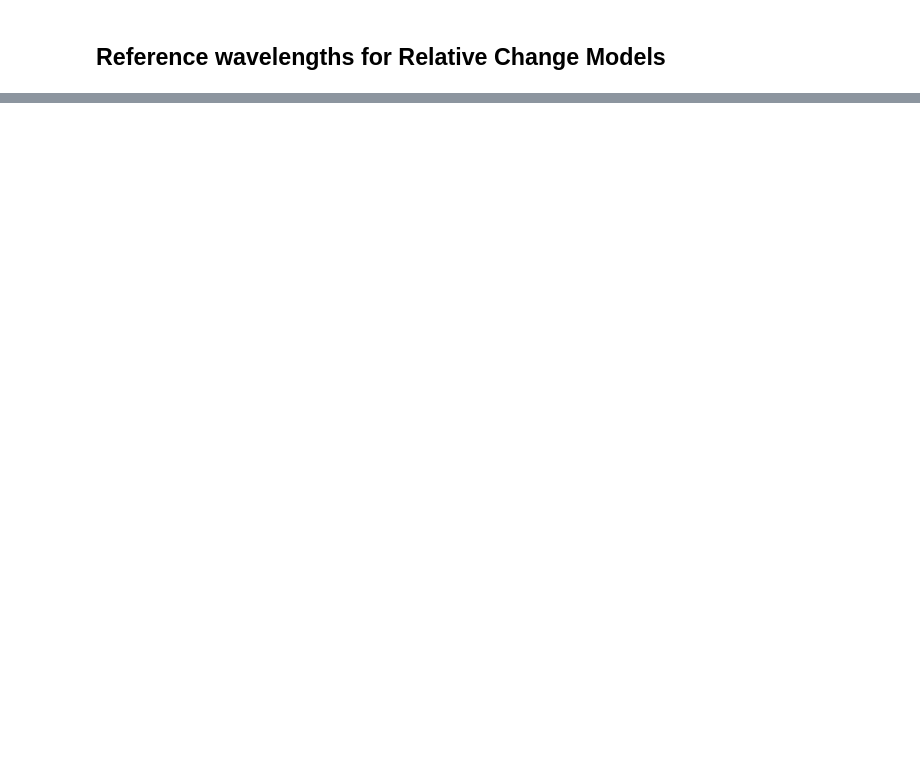
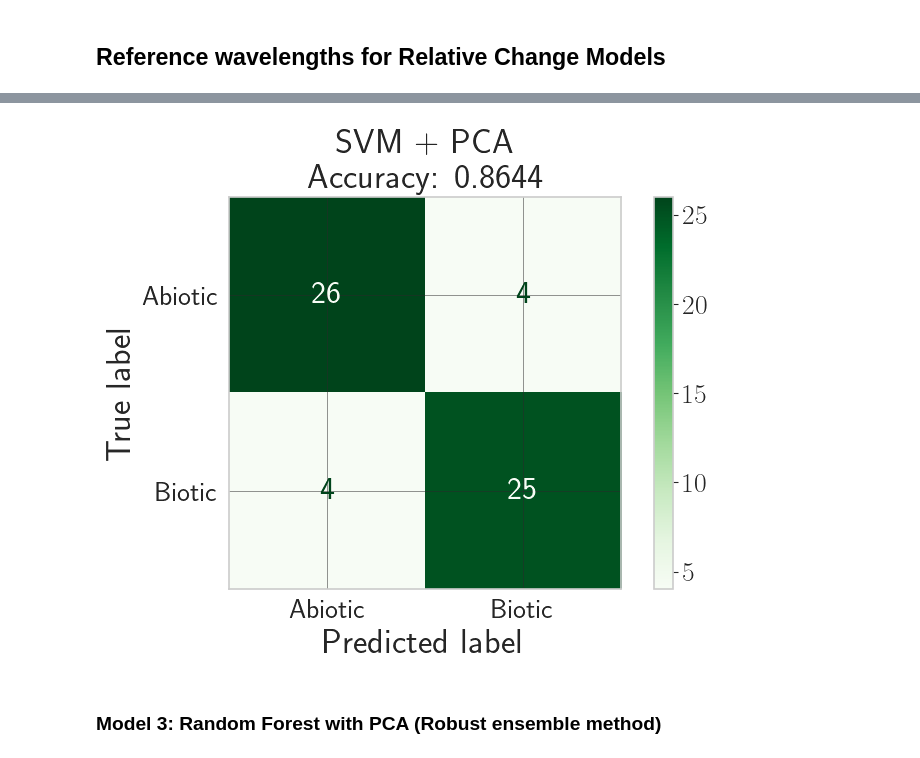
Before and after one commit to RicardoLoperaV/DiPreSi, a Jupyter notebook: Cambio Relativo/Models_RelCha.ipynb, the cells around one changed output, grey strips where cells are left out. Saved outputs shown, nothing was run; the diff lists cells and outputs as text; code cells hidden in the pictures; blank space fills up the shorter version.

```diff
--- a/Cambio Relativo/Models_RelCha.ipynb
+++ b/Cambio Relativo/Models_RelCha.ipynb
@@ -50,0 +283,30 @@ REF.head()
+# %%
+# Model 2: SVM with PCA
+param_grid_svm = {
+    'pca__n_components': [10, 20, 30, 50],
+    'svm__C': [0.01, 0.1, 1, 10, 100],
+    'svm__kernel': ['linear', 'rbf'],
+    'svm__gamma': ['scale', 'auto', 0.1],
+    'svm__class_weight': ['balanced', None]
+}
+
+pipeline_svm = Pipeline([
+    ('scaler', StandardScaler()),
+    ('pca', PCA()),
+    ('svm', SVC())
+])
+
+grid_search_svm = GridSearchCV(pipeline_svm, param_grid_svm, cv=5, n_jobs=-1, scoring='balanced_accuracy', verbose=1)
+grid_search_svm.fit(X_train, y_encoded)
+
+best_svm = grid_search_svm.best_estimator_
+y_pred_svm = best_svm.predict(X_test)
+
+print(f"\n{'='*60}")
+print("SVM WITH PCA")
+print(f"{'='*60}")
+print(f"Best CV Score: {grid_search_svm.best_score_:.4f}")
+print(f"Best Parameters: {grid_search_svm.best_params_}")
+print(f"\nTest Accuracy: {accuracy_score(y_test_encoded, y_pred_svm):.4f}")
+print(f"Test F1 Score: {f1_score(y_test_encoded, y_pred_svm, average='weighted'):.4f}")
+print(f"\nClassification Report:\n{classification_report(y_test_encoded, y_pred_svm, target_names=le.classes_)}")
@@ -50,0 +334,13 @@ REF.head()
+# %%
+# Confusion Matrix for SVM
+fig, ax = plt.subplots(figsize=(8, 6))
+cm_svm = confusion_matrix(y_test_encoded, y_pred_svm)
+disp_svm = ConfusionMatrixDisplay(confusion_matrix=cm_svm, display_labels=le.classes_)
+disp_svm.plot(cmap='Greens', ax=ax)
+ax.set_title(f'SVM + PCA\nAccuracy: {accuracy_score(y_test_encoded, y_pred_svm):.4f}')
+plt.tight_layout()
+plt.show()
+# %% [output]
+[figure, added]
+# %% [markdown]
+### Model 3: Random Forest with PCA (Robust ensemble method)
```
Also changed, not shown: parts of 30 cells of this notebook, 1 other file.
